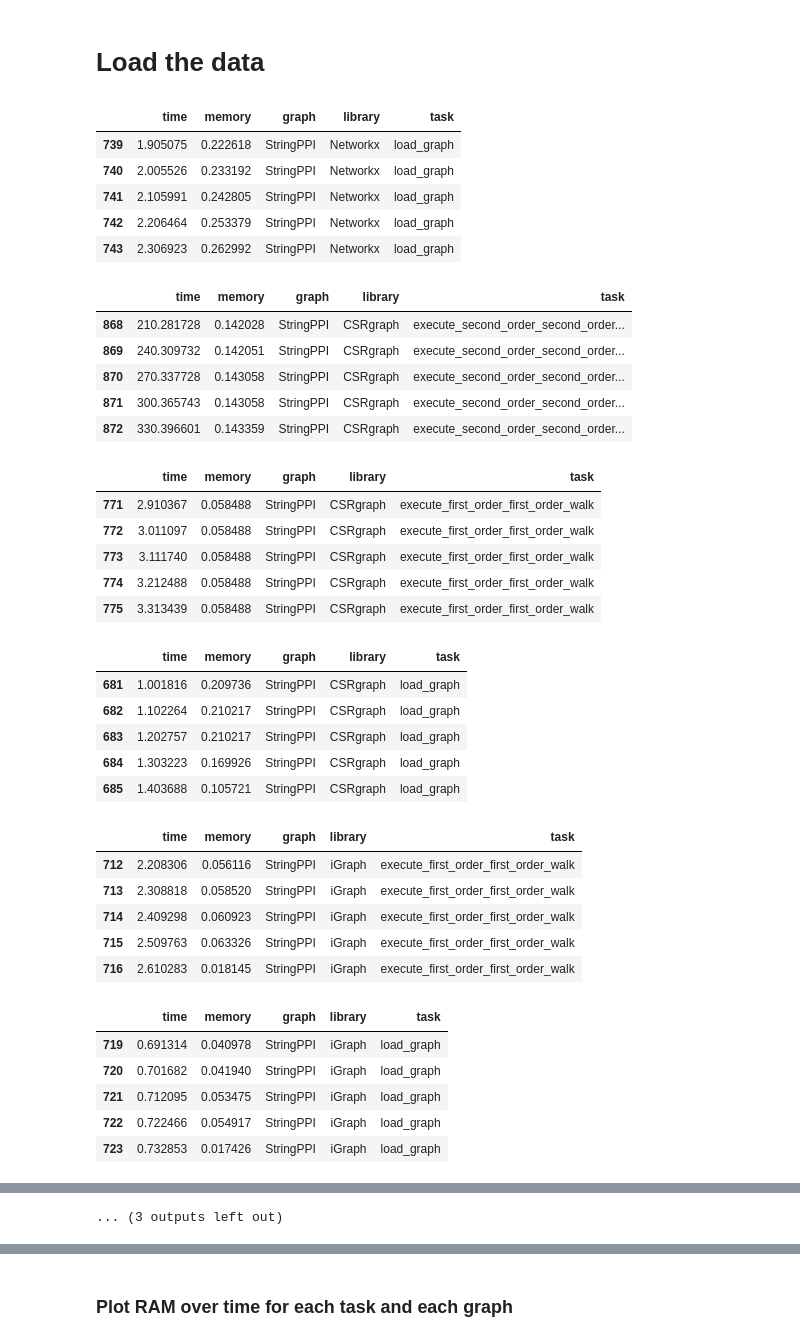
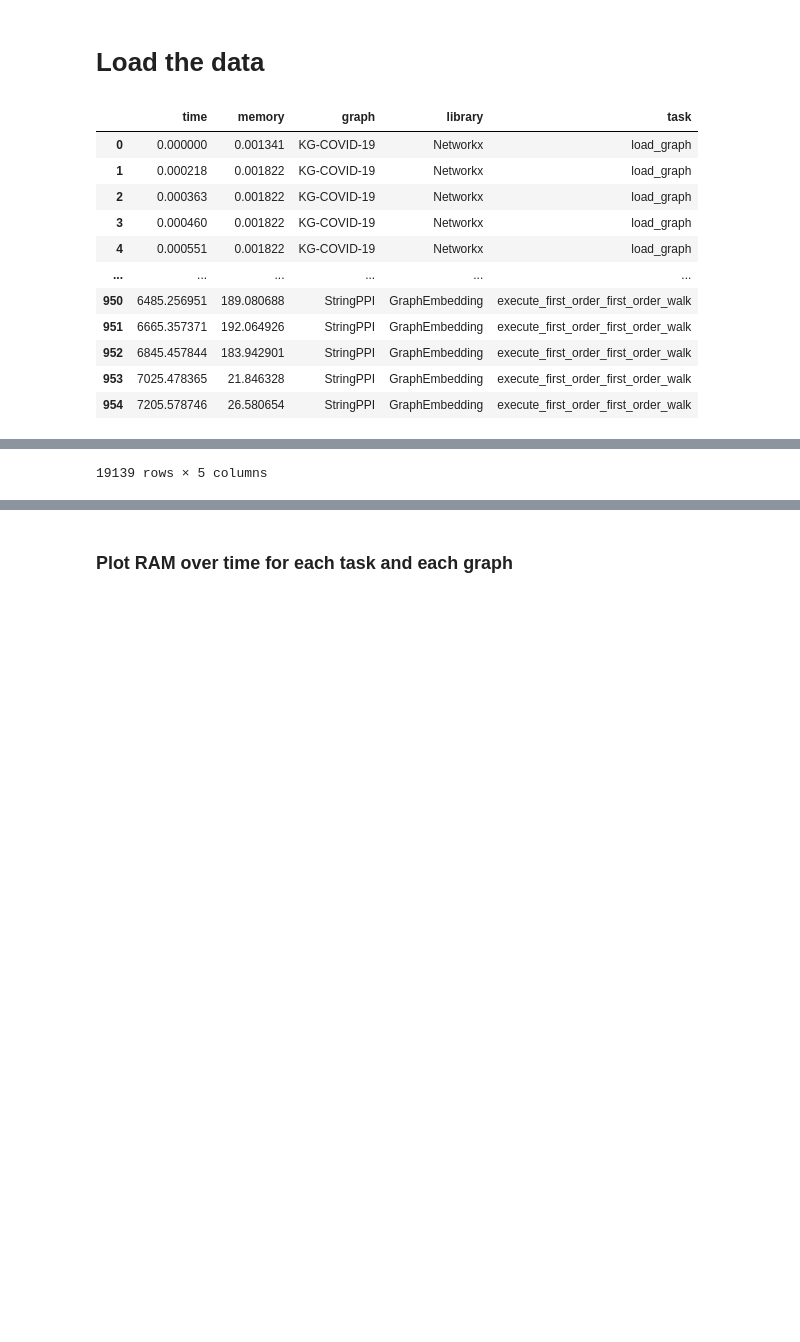
Before and after one commit to LucaCappelletti94/ensmallen_experiments, a Jupyter notebook: Preliminary tests on Ensmallen.ipynb, the cells around one changed output, grey strips where cells are left out. Cells and saved outputs as stored; diff of their text form; code cells hidden in the pictures; blank space fills up the shorter version.

```diff
--- a/Preliminary tests on Ensmallen.ipynb
+++ b/Preliminary tests on Ensmallen.ipynb
@@ -19,70 +19,41 @@ execs_type = {}
 result = pd.DataFrame()
 for file in files:
     # From the path extract the infos
     *_, graph, library, task = file.split("/")
     # Load the file
     df = pd.read_csv(file, header=None)
     df.columns = ["time", "memory"]
     df["graph"] = graph
     df["library"] = library
     df["task"] = task.split(".")[0]
 
     # Check if the experiment was killed
     last_row = df.iloc[-1]
     if last_row.time == -1 and last_row.memory == -1:
         exec_type = "exception"
         df = df.head(-2)
     elif np.isclose(last_row.time, 0) and np.isclose(last_row.memory, 0):
         exec_type = "ok"
         df = df.head(-1)
     else:
         exec_type = "killed"
 
     execs_type.setdefault(graph, {})
     execs_type[graph].setdefault(library, {})
     execs_type[graph][library][task.split(".")[0]] = exec_type
 
-
-    display(df.tail())
-
     # Update the global results
     result = pd.concat([result, df])
-
-result
 # %% [output]
 |  | time | memory | graph | library | task |
-| 739 | 1.905075 | 0.222618 | StringPPI | Networkx | load_graph |
-| 740 | 2.005526 | 0.233192 | StringPPI | Networkx | load_graph |
-| 741 | 2.105991 | 0.242805 | StringPPI | Networkx | load_graph |
-| 742 | 2.206464 | 0.253379 | StringPPI | Networkx | load_graph |
-| 743 | 2.306923 | 0.262992 | StringPPI | Networkx | load_graph |
+| 0 | 0.000000 | 0.001341 | KG-COVID-19 | Networkx | load_graph |
+| 1 | 0.000218 | 0.001822 | KG-COVID-19 | Networkx | load_graph |
+| 2 | 0.000363 | 0.001822 | KG-COVID-19 | Networkx | load_graph |
+| 3 | 0.000460 | 0.001822 | KG-COVID-19 | Networkx | load_graph |
+| 4 | 0.000551 | 0.001822 | KG-COVID-19 | Networkx | load_graph |
+| ... | ... | ... | ... | ... | ... |
+| 950 | 6485.256951 | 189.080688 | StringPPI | GraphEmbedding | execute_first_order_first_order_walk |
+| 951 | 6665.357371 | 192.064926 | StringPPI | GraphEmbedding | execute_first_order_first_order_walk |
+| 952 | 6845.457844 | 183.942901 | StringPPI | GraphEmbedding | execute_first_order_first_order_walk |
+| 953 | 7025.478365 | 21.846328 | StringPPI | GraphEmbedding | execute_first_order_first_order_walk |
+| 954 | 7205.578746 | 26.580654 | StringPPI | GraphEmbedding | execute_first_order_first_order_walk |
-|  | time | memory | graph | library | task |
-| 868 | 210.281728 | 0.142028 | StringPPI | CSRgraph | execute_second_order_second_order... |
-| 869 | 240.309732 | 0.142051 | StringPPI | CSRgraph | execute_second_order_second_order... |
-| 870 | 270.337728 | 0.143058 | StringPPI | CSRgraph | execute_second_order_second_order... |
-| 871 | 300.365743 | 0.143058 | StringPPI | CSRgraph | execute_second_order_second_order... |
-| 872 | 330.396601 | 0.143359 | StringPPI | CSRgraph | execute_second_order_second_order... |
-|  | time | memory | graph | library | task |
-| 771 | 2.910367 | 0.058488 | StringPPI | CSRgraph | execute_first_order_first_order_walk |
-| 772 | 3.011097 | 0.058488 | StringPPI | CSRgraph | execute_first_order_first_order_walk |
-| 773 | 3.111740 | 0.058488 | StringPPI | CSRgraph | execute_first_order_first_order_walk |
-| 774 | 3.212488 | 0.058488 | StringPPI | CSRgraph | execute_first_order_first_order_walk |
-| 775 | 3.313439 | 0.058488 | StringPPI | CSRgraph | execute_first_order_first_order_walk |
-|  | time | memory | graph | library | task |
-| 681 | 1.001816 | 0.209736 | StringPPI | CSRgraph | load_graph |
-| 682 | 1.102264 | 0.210217 | StringPPI | CSRgraph | load_graph |
-| 683 | 1.202757 | 0.210217 | StringPPI | CSRgraph | load_graph |
-| 684 | 1.303223 | 0.169926 | StringPPI | CSRgraph | load_graph |
-| 685 | 1.403688 | 0.105721 | StringPPI | CSRgraph | load_graph |
-|  | time | memory | graph | library | task |
-| 712 | 2.208306 | 0.056116 | StringPPI | iGraph | execute_first_order_first_order_walk |
-| 713 | 2.308818 | 0.058520 | StringPPI | iGraph | execute_first_order_first_order_walk |
-| 714 | 2.409298 | 0.060923 | StringPPI | iGraph | execute_first_order_first_order_walk |
-| 715 | 2.509763 | 0.063326 | StringPPI | iGraph | execute_first_order_first_order_walk |
-| 716 | 2.610283 | 0.018145 | StringPPI | iGraph | execute_first_order_first_order_walk |
-|  | time | memory | graph | library | task |
-| 719 | 0.691314 | 0.040978 | StringPPI | iGraph | load_graph |
-| 720 | 0.701682 | 0.041940 | StringPPI | iGraph | load_graph |
-| 721 | 0.712095 | 0.053475 | StringPPI | iGraph | load_graph |
-| 722 | 0.722466 | 0.054917 | StringPPI | iGraph | load_graph |
-| 723 | 0.732853 | 0.017426 | StringPPI | iGraph | load_graph |
@@ -125 +60 @@ result
-... (3 outputs left out)
+19139 rows × 5 columns
```
Also changed, not shown: parts of 3 cells of this notebook, 1 other file.
